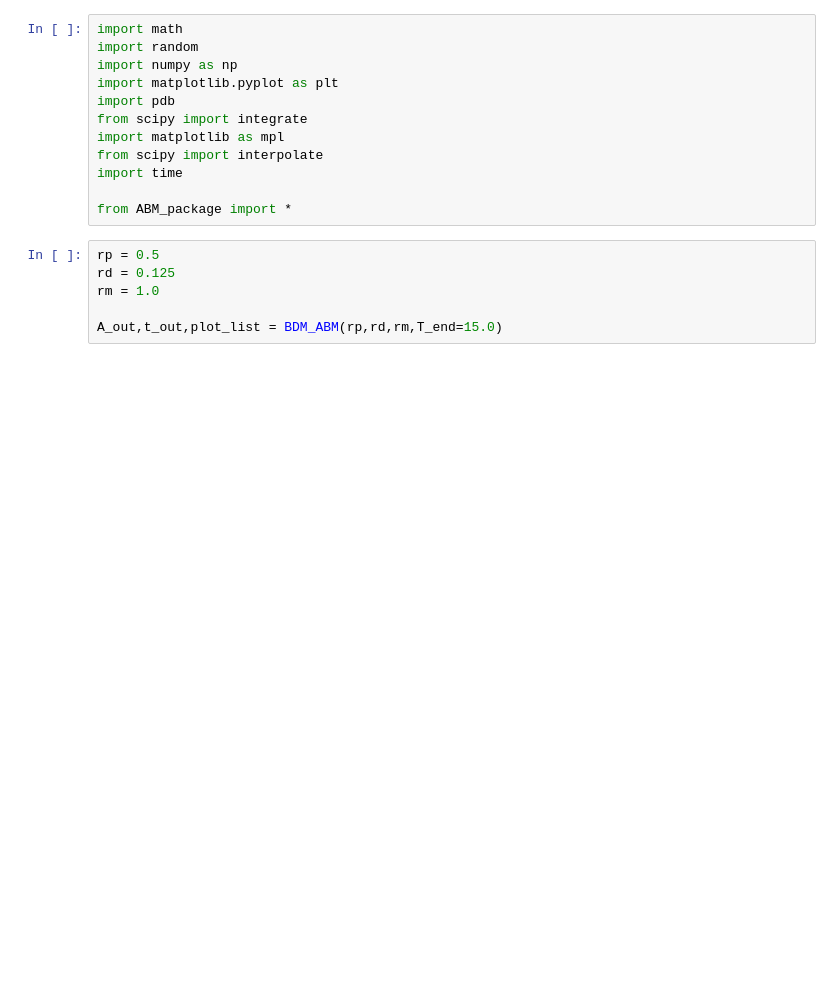
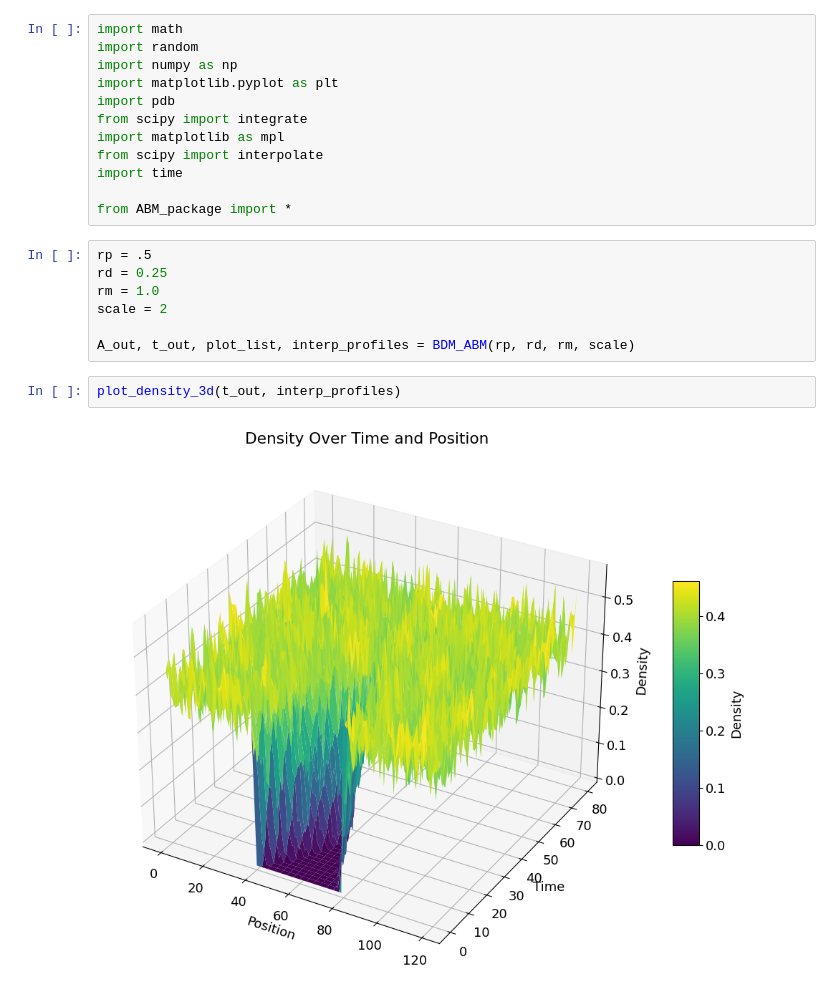
Before and after one commit to msadeck/ABM_Scratch, a Jupyter notebook: Learning-DE-models-from-stochastic-ABMs-master-2/ABM/plot_ABM_DE_BDM.ipynb, the cells around one changed output. Drawn from its saved outputs; the diff is of its cells as text; blank space fills up the shorter version.

```diff
--- a/Learning-DE-models-from-stochastic-ABMs-master-2/ABM/plot_ABM_DE_BDM.ipynb
+++ b/Learning-DE-models-from-stochastic-ABMs-master-2/ABM/plot_ABM_DE_BDM.ipynb
@@ -11,11 +11,16 @@ import time
 
 from ABM_package import *
 # %%
-rp = 0.5
-rd = 0.125
+rp = .5
+rd = 0.25
 rm = 1.0
+scale = 2
 
-A_out,t_out,plot_list = BDM_ABM(rp,rd,rm,T_end=15.0)
+A_out, t_out, plot_list, interp_profiles = BDM_ABM(rp, rd, rm, scale)
+# %%
+plot_density_3d(t_out, interp_profiles)
+# %% [output]
+[figure, added]
 # %%
 plot_ind = [2,7,15]
 
```
Also changed, not shown: parts of 1 cell of this notebook, 4 other files.
